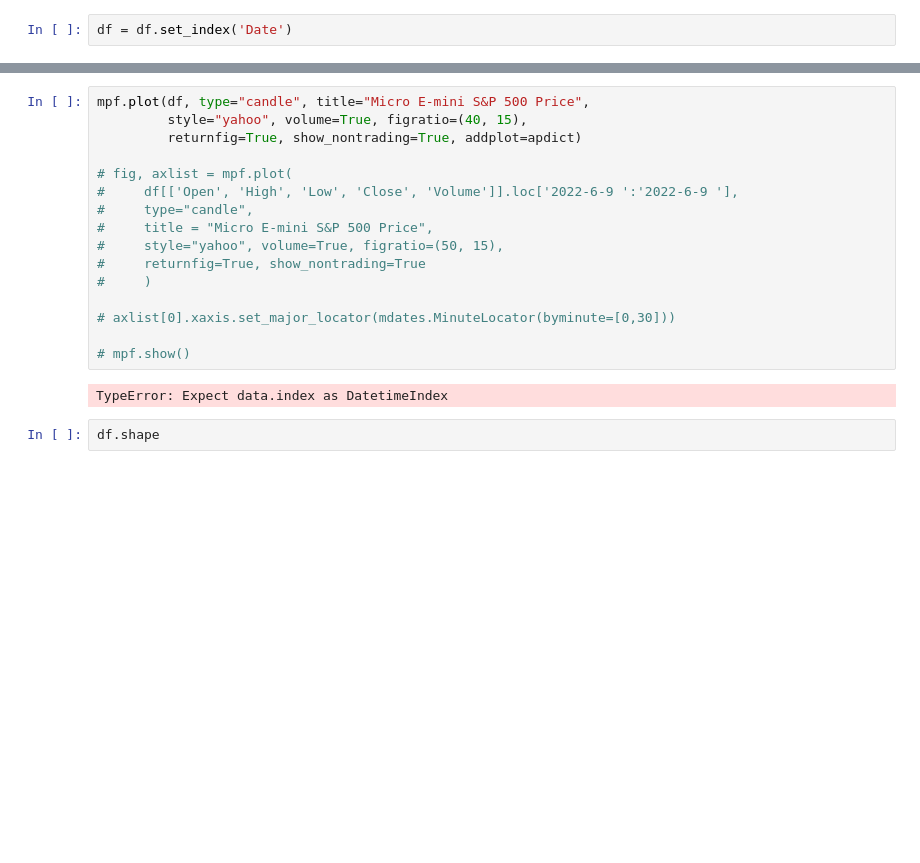
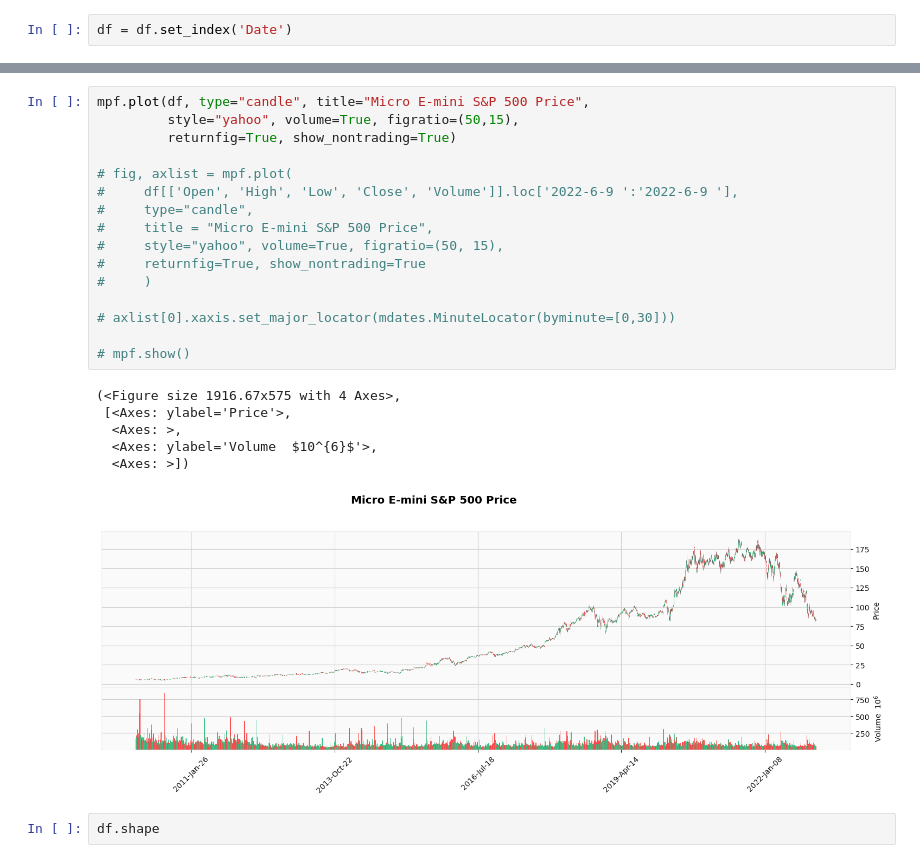
Before and after one commit to shreyas-toraskar/stock_prediction, a Jupyter notebook: stock_prediction.ipynb, the cells around one changed output, grey strips where cells are left out. Saved outputs shown, nothing was run; the diff lists cells and outputs as text; blank space fills up the shorter version.

```diff
--- a/stock_prediction.ipynb
+++ b/stock_prediction.ipynb
@@ -347,22 +358,27 @@ apdict
   'label': None}}
 # %%
 mpf.plot(df, type="candle", title="Micro E-mini S&P 500 Price",
-         style="yahoo", volume=True, figratio=(40, 15),
-         returnfig=True, show_nontrading=True, addplot=apdict)
+         style="yahoo", volume=True, figratio=(50,15),
+         returnfig=True, show_nontrading=True)
 
 # fig, axlist = mpf.plot(
 #     df[['Open', 'High', 'Low', 'Close', 'Volume']].loc['2022-6-9 ':'2022-6-9 '],
 #     type="candle",
 #     title = "Micro E-mini S&P 500 Price",
 #     style="yahoo", volume=True, figratio=(50, 15),
 #     returnfig=True, show_nontrading=True
 #     )
 
 # axlist[0].xaxis.set_major_locator(mdates.MinuteLocator(byminute=[0,30]))
 
 # mpf.show()
 # %% [output]
-TypeError: Expect data.index as DatetimeIndex
+(<Figure size 1916.67x575 with 4 Axes>,
+ [<Axes: ylabel='Price'>,
+  <Axes: >,
+  <Axes: ylabel='Volume  $10^{6}$'>,
+  <Axes: >])
+[figure, added]
 # %%
 df.shape
 # %% [output]
```
Also changed, not shown: parts of 14 cells of this notebook, 3 other files.
